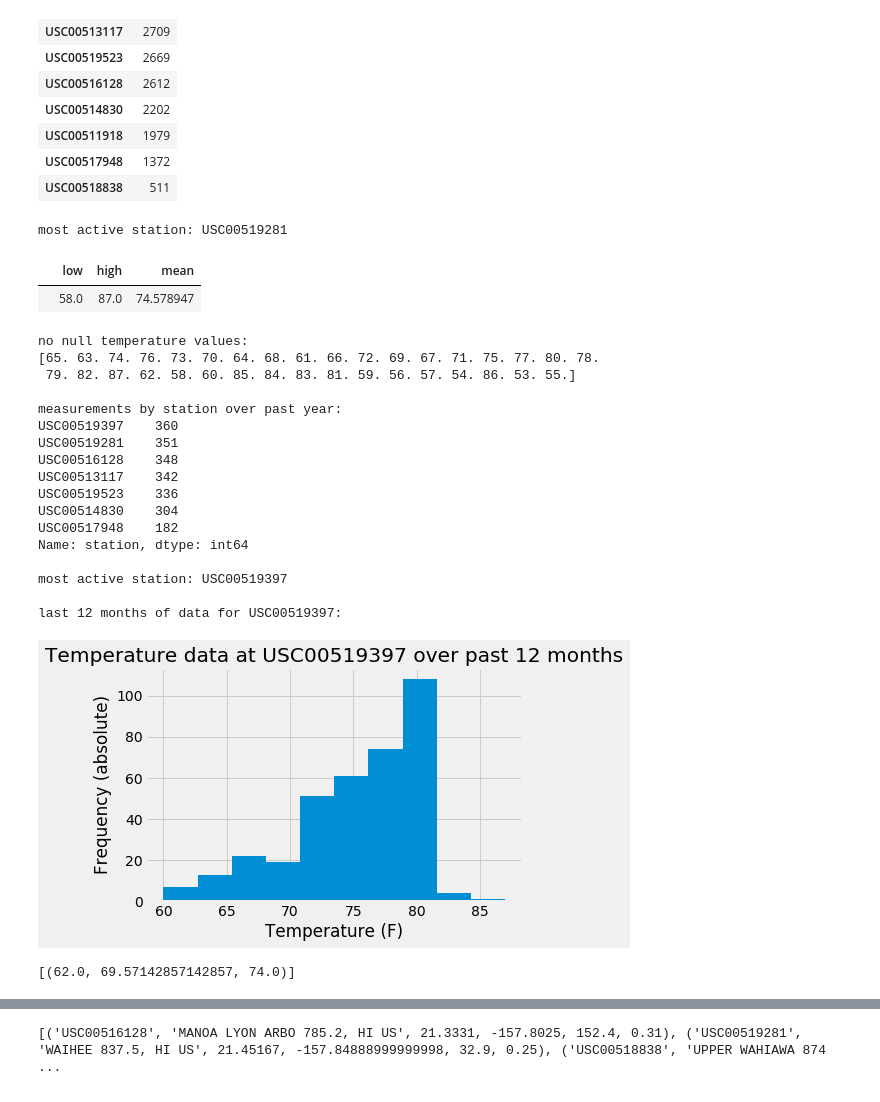
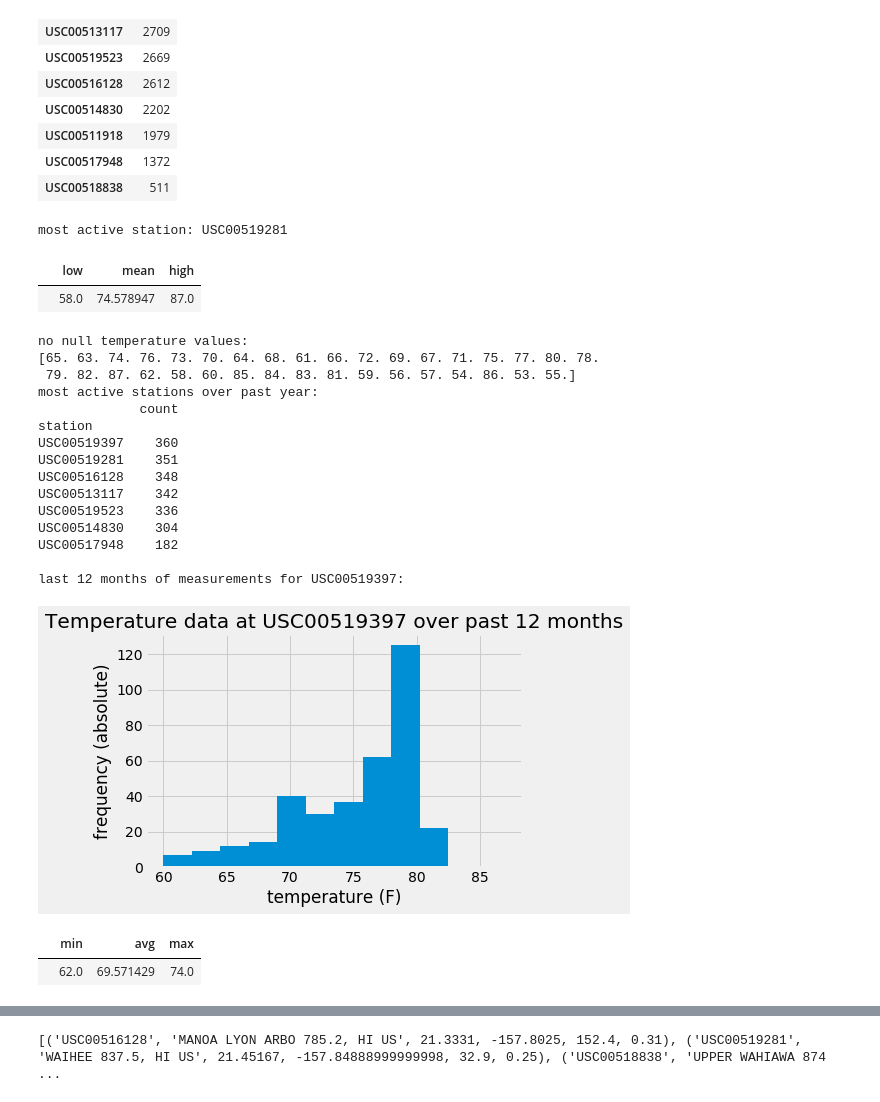
Before and after one commit to eanord4/sqlalchemy-challenge, a Jupyter notebook: climate_analysis.ipynb, the cells around one changed output, grey strips where cells are left out. Cells and saved outputs as stored; diff of their text form; code cells hidden in the pictures.

```diff
--- a/climate_analysis.ipynb
+++ b/climate_analysis.ipynb
@@ -160,11 +167,11 @@ print("most active station:", active)
 low_temp = year_meas.tobs.min()
 high_temp = year_meas.tobs.max()
 mean_temp = year_meas.tobs.mean()
-pd.DataFrame([[low_temp, high_temp, mean_temp]], columns=["low", "high", "mean"], index=[""])
+pd.DataFrame([[low_temp, mean_temp, high_temp]], columns=["low", "mean", "high"], index=[""])
 # %% [output]
 most active station: USC00519281
-|  | low | high | mean |
-|  | 58.0 | 87.0 | 74.578947 |
+|  | low | mean | high |
+|  | 58.0 | 74.578947 | 87.0 |
 # %%
 # Choose the station with the highest number of temperature observations.
 # Query the last 12 months of temperature observation data for this station and plot the results as a histogram
@@ -174,52 +181,65 @@ most active station: USC00519281
 # show that there are no null temperature values
 print("no null temperature values:")
 print(pd.read_sql(session.query(Measurement.tobs).statement, con=engine).tobs.unique())
 
 # therefore, the station with the highest number of temperature observations is the most active station found before.
-# this time, let's find the most active station over the past year.
-# will construct new query for more practice.
+# this time, I'll find the most active station over the past year using a new query.
 
-print("\nmeasurements by station over past year:")
-stations_sorted = year_meas.station.value_counts().sort_values(ascending=False)
-print(stations_sorted)
-active = stations_sorted.index[0]
-print("\nmost active station:", active)  # note different from before --> useful to know it has changed over time
+year_active = pd.read_sql(
 
-print(f"\nlast 12 months of data for {active}:")
+    session.query(
+        Measurement.station,
+        func.count(Measurement.station).label("count"),
+    )
+    .filter(Measurement.date > one_year_ago)
+    .group_by(Measurement.station)
+    .order_by(func.count(Measurement.station).desc())
+    .statement,
+
+    con=engine
+
+).set_index("station")
+print("\nmost active stations over past year:")
+print(year_active)
+
+active = year_active.index[0]
+print(f"\nlast 12 months of measurements for {active}:")
 year_active_temp = pd.read_sql(
 
-    session.query(Measurement.date, Measurement.station, Measurement.tobs)
+    session.query(
+        Measurement.date,
+        Measurement.station,
+        Measurement.tobs
+    )
     .filter_by(station=active)
     .filter(Measurement.date > one_year_ago)
     .statement,
 
     con=engine
 
 ).set_index("date")
-year_active_temp.hist()
+year_active_temp.hist(bins=12)
 plt.title(f"Temperature data at {active} over past 12 months")
-plt.xlabel("Temperature (F)")
-plt.ylabel("Frequency (absolute)")
+plt.xlabel("temperature (F)")
+plt.ylabel("frequency (absolute)")
 plt.show()
 # %% [output]
 no null temperature values:
 [65. 63. 74. 76. 73. 70. 64. 68. 61. 66. 72. 69. 67. 71. 75. 77. 80. 78.
  79. 82. 87. 62. 58. 60. 85. 84. 83. 81. 59. 56. 57. 54. 86. 53. 55.]
-
-measurements by station over past year:
+most active stations over past year:
+             count
+station
 USC00519397    360
 USC00519281    351
 USC00516128    348
 USC00513117    342
 USC00519523    336
 USC00514830    304
 USC00517948    182
-Name: station, dtype: int64
 
-most active station: USC00519397
-
-last 12 months of data for USC00519397:
+last 12 months of measurements for USC00519397:
-[figure, old version]
+[figure, new version]
 # %%
 # This function called `calc_temps` will accept start date and end date in the format '%Y-%m-%d'
 # and return the minimum, average, and maximum temperatures for that range of dates
@@ -237,10 +257,18 @@ def calc_temps(start_date, end_date):
     return session.query(func.min(Measurement.tobs), func.avg(Measurement.tobs), func.max(Measurement.tobs)).\
         filter(Measurement.date >= start_date).filter(Measurement.date <= end_date).all()
 
-# function usage example
-print(calc_temps('2012-02-28', '2012-03-05'))
+### added by Eric ###
+
+def format_temps(temps):
+    """formatting for calc_temps()"""
+
+    return pd.DataFrame(temps, columns=["min", "avg", "max"], index=[""])
+
+# formatted example of `calc_temps`
+format_temps(calc_temps('2012-02-28', '2012-03-05'))
 # %% [output]
-[(62.0, 69.57142857142857, 74.0)]
+|  | min | avg | max |
+|  | 62.0 | 69.571429 | 74.0 |
 # %%
 # Use your previous function `calc_temps` to calculate the tmin, tavg, and tmax
 # for your trip using the previous year's data for those same dates.
```
Also changed, not shown: parts of 6 cells of this notebook, 10 other files.
